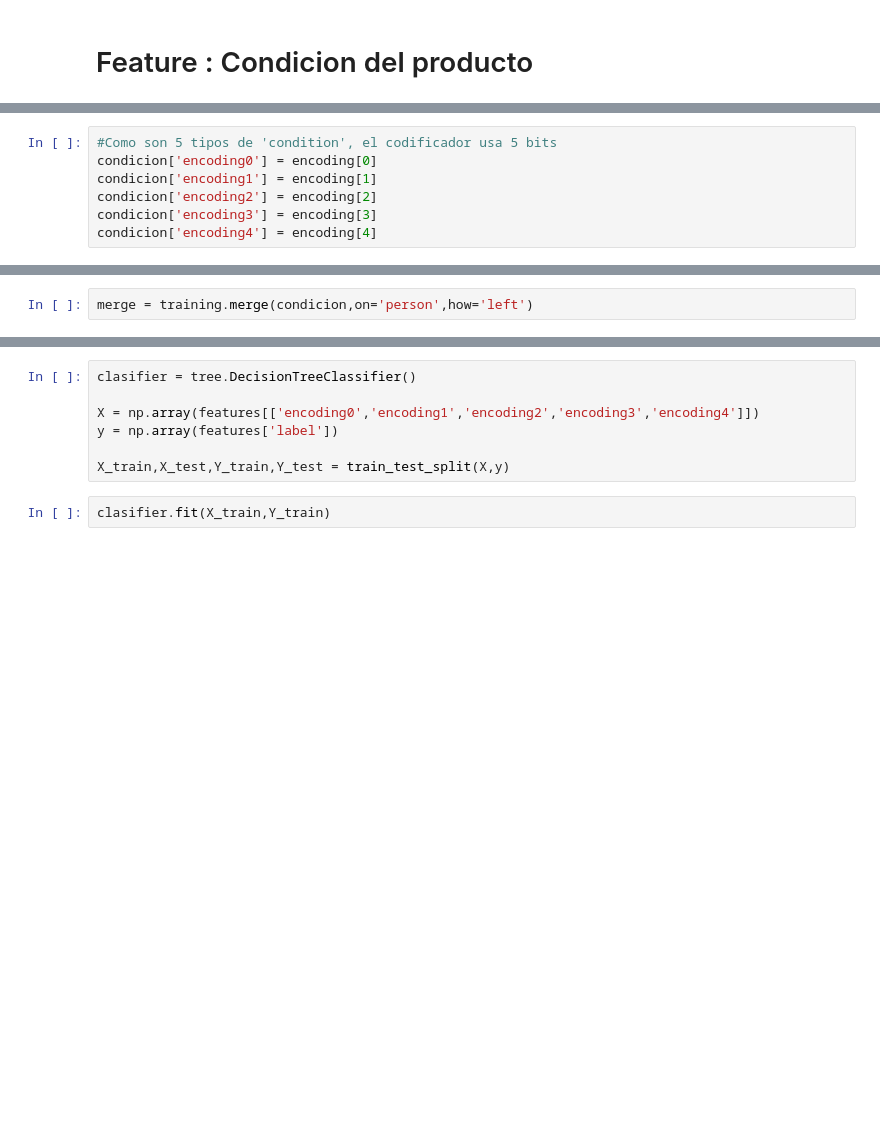
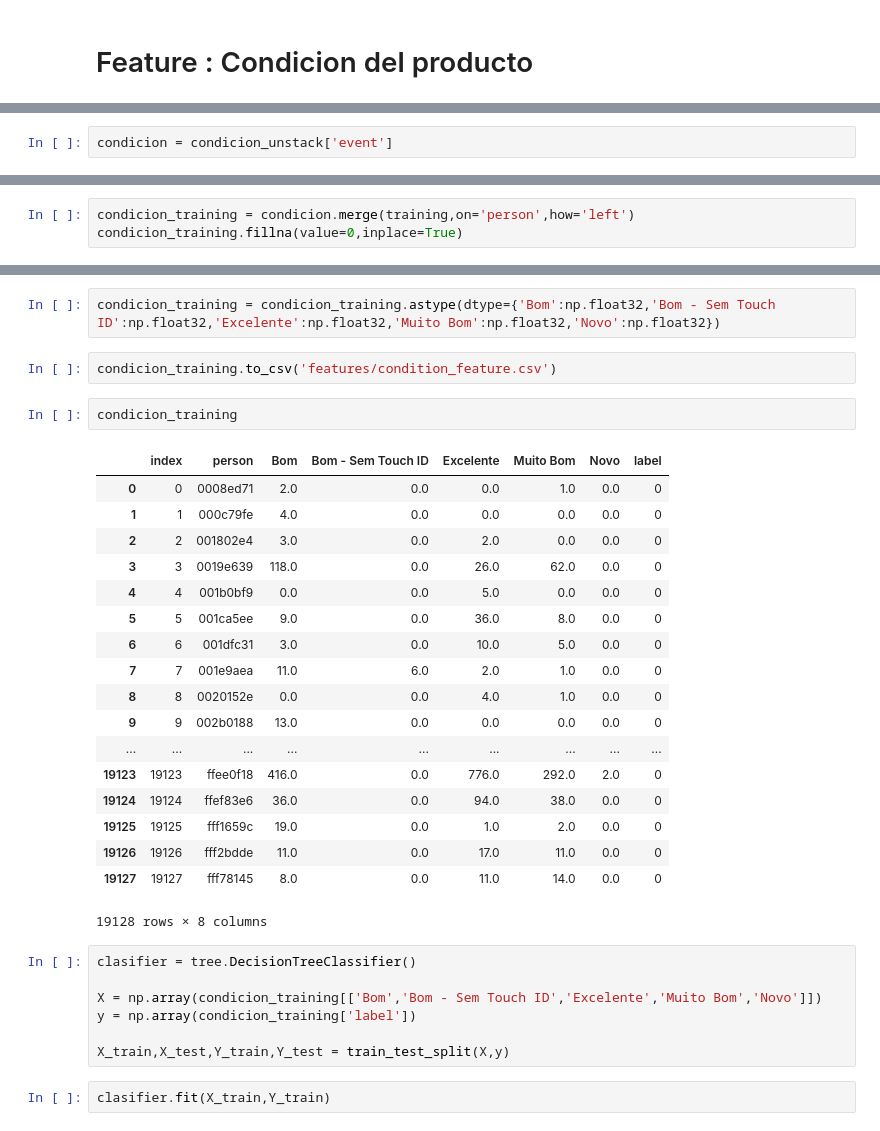
Before and after one commit to EugeniaFranchi/TP-Datos, a Jupyter notebook: TP2/TP2.ipynb, the cells around one changed output, grey strips where cells are left out. Cells and saved outputs as stored; diff of their text form; blank space fills up the shorter version.

```diff
--- a/TP2/TP2.ipynb
+++ b/TP2/TP2.ipynb
@@ -121 +172,3 @@ array([[0, 0, 1, 0, 0],
+# %%
+condicion = condicion_unstack['event']
 # %%
@@ -145,7 +195,0 @@ encoding
-# %%
-#Como son 5 tipos de 'condition', el codificador usa 5 bits
-condicion['encoding0'] = encoding[0]
-condicion['encoding1'] = encoding[1]
-condicion['encoding2'] = encoding[2]
-condicion['encoding3'] = encoding[3]
-condicion['encoding4'] = encoding[4]
@@ -170,2 +196,3 @@ See the caveats in the documentation: http://pandas.pydata.org/pandas-docs/stabl
 # %%
-merge = training.merge(condicion,on='person',how='left')
+condicion_training = condicion.merge(training,on='person',how='left')
+condicion_training.fillna(value=0,inplace=True)
@@ -196,8 +199,33 @@ features
+# %%
+condicion_training = condicion_training.astype(dtype={'Bom':np.float32,'Bom - Sem Touch ID':np.float32,'Excelente':np.float32,'Muito Bom':np.float32,'Novo':np.float32})
+# %%
+condicion_training.to_csv('features/condition_feature.csv')
+# %%
+condicion_training
+# %% [output]
+|  | index | person | Bom | Bom - Sem Touch ID | Excelente | Muito Bom | Novo | label |
+| 0 | 0 | 0008ed71 | 2.0 | 0.0 | 0.0 | 1.0 | 0.0 | 0 |
+| 1 | 1 | 000c79fe | 4.0 | 0.0 | 0.0 | 0.0 | 0.0 | 0 |
+| 2 | 2 | 001802e4 | 3.0 | 0.0 | 2.0 | 0.0 | 0.0 | 0 |
+| 3 | 3 | 0019e639 | 118.0 | 0.0 | 26.0 | 62.0 | 0.0 | 0 |
+| 4 | 4 | 001b0bf9 | 0.0 | 0.0 | 5.0 | 0.0 | 0.0 | 0 |
+| 5 | 5 | 001ca5ee | 9.0 | 0.0 | 36.0 | 8.0 | 0.0 | 0 |
+| 6 | 6 | 001dfc31 | 3.0 | 0.0 | 10.0 | 5.0 | 0.0 | 0 |
+| 7 | 7 | 001e9aea | 11.0 | 6.0 | 2.0 | 1.0 | 0.0 | 0 |
+| 8 | 8 | 0020152e | 0.0 | 0.0 | 4.0 | 1.0 | 0.0 | 0 |
+| 9 | 9 | 002b0188 | 13.0 | 0.0 | 0.0 | 0.0 | 0.0 | 0 |
+| ... | ... | ... | ... | ... | ... | ... | ... | ... |
+| 19123 | 19123 | ffee0f18 | 416.0 | 0.0 | 776.0 | 292.0 | 2.0 | 0 |
+| 19124 | 19124 | ffef83e6 | 36.0 | 0.0 | 94.0 | 38.0 | 0.0 | 0 |
+| 19125 | 19125 | fff1659c | 19.0 | 0.0 | 1.0 | 2.0 | 0.0 | 0 |
+| 19126 | 19126 | fff2bdde | 11.0 | 0.0 | 17.0 | 11.0 | 0.0 | 0 |
+| 19127 | 19127 | fff78145 | 8.0 | 0.0 | 11.0 | 14.0 | 0.0 | 0 |
+19128 rows × 8 columns
 # %%
 clasifier = tree.DecisionTreeClassifier()
 
-X = np.array(features[['encoding0','encoding1','encoding2','encoding3','encoding4']])
-y = np.array(features['label'])
+X = np.array(condicion_training[['Bom','Bom - Sem Touch ID','Excelente','Muito Bom','Novo']])
+y = np.array(condicion_training['label'])
 
 X_train,X_test,Y_train,Y_test = train_test_split(X,y)
 # %%
```
Also changed, not shown: parts of 29 cells of this notebook, 1 other file.
